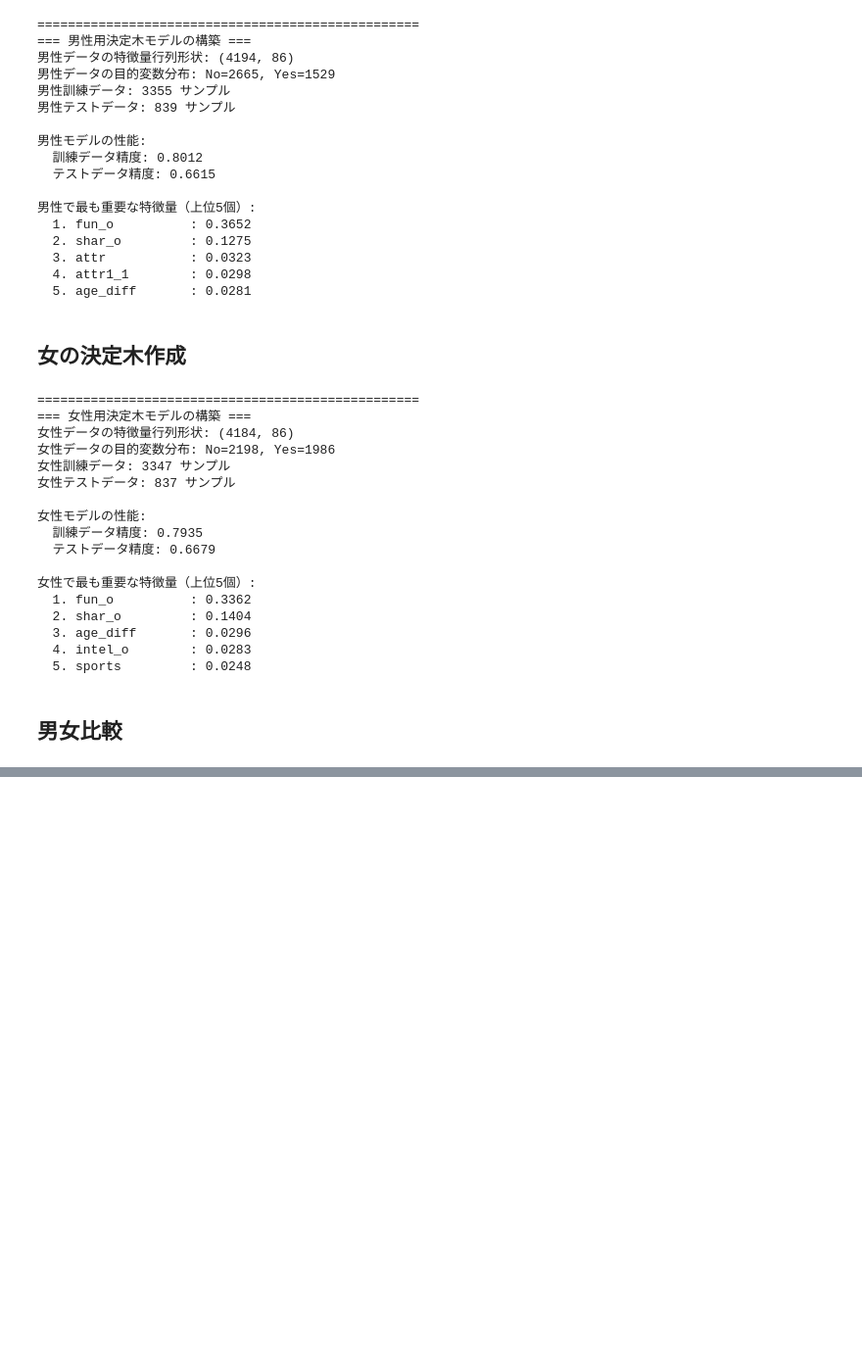
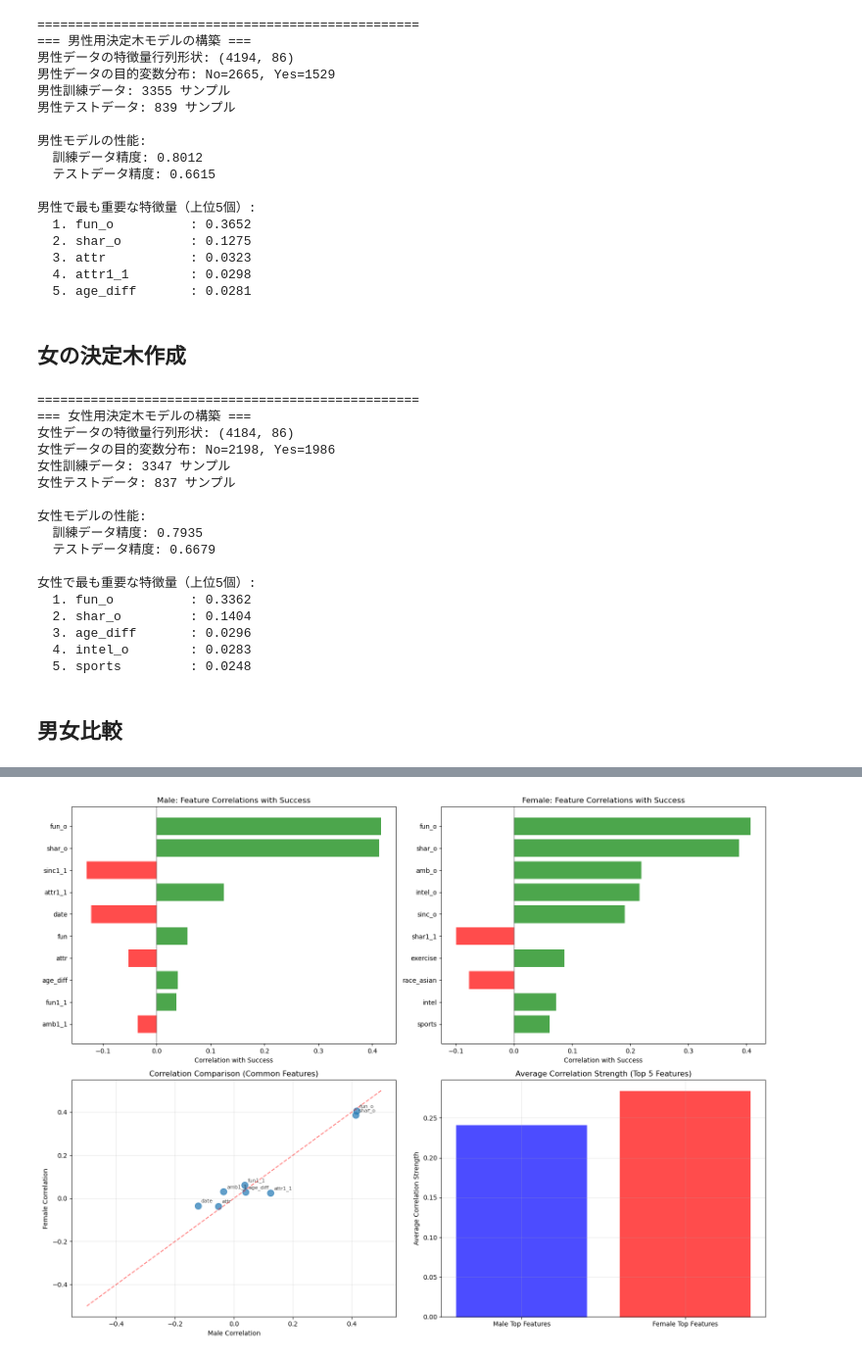
Before and after one commit to riku213/speed-dating-analysis, a Jupyter notebook: analysis.ipynb, the cells around one changed output, grey strips where cells are left out. Shown at 98% size. Cells and saved outputs as stored; diff of their text form; code cells hidden in the pictures; blank space fills up the shorter version.

```diff
--- a/analysis.ipynb
+++ b/analysis.ipynb
@@ -589,0 +776,6 @@ Passing `palette` without assigning `hue` is deprecated and will be removed in v
+# %%
+# 女性の特徴量関係性分析
+print("\n" + "="*60)
+print("=== 女性の特徴量関係性分析 ===")
+female_top_features = feature_importance_female.head(30)['特徴量'].tolist()
+female_corr = analyze_feature_relationships(X_female, y_female, female_top_features, 30)
@@ -589,0 +800,73 @@ Passing `palette` without assigning `hue` is deprecated and will be removed in v
+# %%
+# 相関係数の可視化
+def plot_correlation_comparison(male_corr, female_corr):
+    """男女別の相関係数を比較可視化"""
+
+    # 共通の特徴量を抽出
+    common_features = set(male_corr['feature']) & set(female_corr['feature'])
+
+    fig, axes = plt.subplots(2, 2, figsize=(16, 12))
+
+    # 1. 男性の相関係数
+    male_top = male_corr.head(10)
+    colors_male = ['green' if x > 0 else 'red' for x in male_top['correlation']]
+    axes[0,0].barh(range(len(male_top)), male_top['correlation'], color=colors_male, alpha=0.7)
+    axes[0,0].set_yticks(range(len(male_top)))
+    axes[0,0].set_yticklabels(male_top['feature'])
+    axes[0,0].set_xlabel('Correlation with Success')
+    axes[0,0].set_title('Male: Feature Correlations with Success')
+    axes[0,0].axvline(x=0, color='black', linestyle='-', alpha=0.3)
+    axes[0,0].invert_yaxis()
+
+    # 2. 女性の相関係数
+    female_top = female_corr.head(10)
+    colors_female = ['green' if x > 0 else 'red' for x in female_top['correlation']]
+    axes[0,1].barh(range(len(female_top)), female_top['correlation'], color=colors_female, alpha=0.7)
+    axes[0,1].set_yticks(range(len(female_top)))
+    axes[0,1].set_yticklabels(female_top['feature'])
+    axes[0,1].set_xlabel('Correlation with Success')
+    axes[0,1].set_title('Female: Feature Correlations with Success')
+    axes[0,1].axvline(x=0, color='black', linestyle='-', alpha=0.3)
+    axes[0,1].invert_yaxis()
+
+    # 3. 共通特徴量の相関比較（散布図）
+    if common_features:
+        male_common = male_corr[male_corr['feature'].isin(common_features)]
+        female_common = female_corr[female_corr['feature'].isin(common_features)]
+
+        # データをマージ
+        comparison = pd.merge(
+            male_common[['feature', 'correlation']].rename(columns={'correlation': 'male_corr'}),
+            female_common[['feature', 'correlation']].rename(columns={'correlation': 'female_corr'}),
+            on='feature'
+        )
+
+        axes[1,0].scatter(comparison['male_corr'], comparison['female_corr'], alpha=0.7, s=100)
+        axes[1,0].plot([-0.5, 0.5], [-0.5, 0.5], 'r--', alpha=0.5)
+        axes[1,0].set_xlabel('Male Correlation')
+        axes[1,0].set_ylabel('Female Correlation')
+        axes[1,0].set_title('Correlation Comparison (Common Features)')
+        axes[1,0].grid(True, alpha=0.3)
+
+        # 特徴量名をラベルとして追加
+        for _, row in comparison.iterrows():
+            axes[1,0].annotate(row['feature'],
+                              (row['male_corr'], row['female_corr']),
+                              xytext=(5, 5), textcoords='offset points',
+                              fontsize=8, alpha=0.7)
+
+    # 4. 相関の強さ比較
+    axes[1,1].bar(['Male Top Features', 'Female Top Features'],
+                  [male_corr.head(5)['strength'].mean(), female_corr.head(5)['strength'].mean()],
+                  color=['blue', 'red'], alpha=0.7)
+    axes[1,1].set_ylabel('Average Correlation Strength')
+    axes[1,1].set_title('Average Correlation Strength (Top 5 Features)')
+    axes[1,1].grid(True, alpha=0.3)
+
+    plt.tight_layout()
+    plt.show()
+
+# 相関比較の可視化を実行
+plot_correlation_comparison(male_corr, female_corr)
+# %% [output]
+[figure, added]
```
Also changed, not shown: parts of 4 cells of this notebook.
